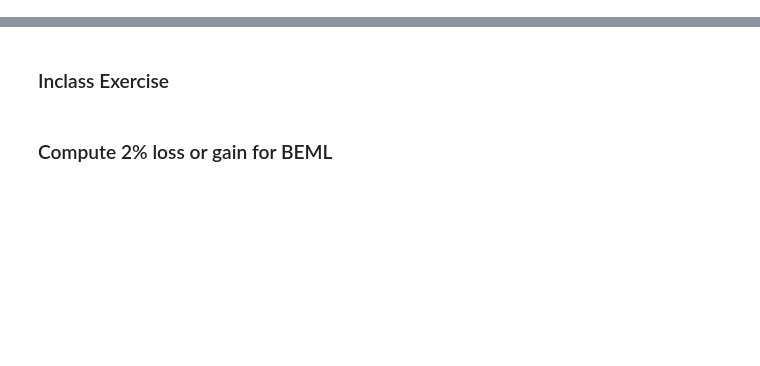
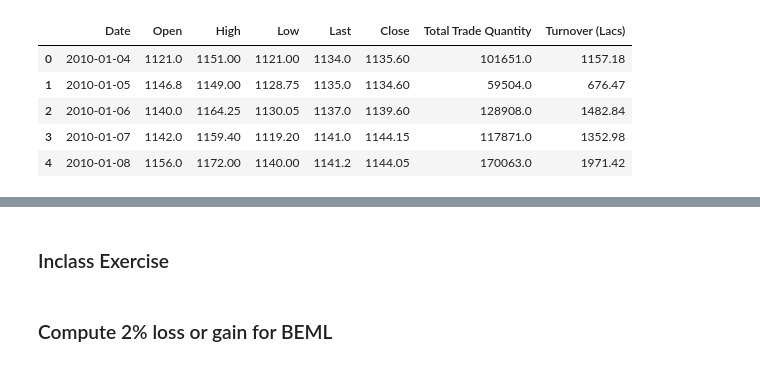
Before and after one commit to MonikaRGaikwad/Normal-Distribution, a Jupyter notebook: Normal_Disribution.ipynb, the cells around one changed output, grey strips where cells are left out. Saved outputs shown, nothing was run; the diff lists cells and outputs as text; code cells hidden in the pictures; blank space fills up the shorter version.

```diff
--- a/Normal_Disribution.ipynb
+++ b/Normal_Disribution.ipynb
@@ -2,6 +4,13 @@
 import pandas as pd
 import numpy as np
 # %%
-beml_df = pd.read_csv("BEML.csv")
+beml_df = pd.read_csv("/content/BEML.csv")
 beml_df[0:5]
+# %% [output]
+|  | Date | Open | High | Low | Last | Close | Total Trade Quantity | Turnover (Lacs) |
+| 0 | 2010-01-04 | 1121.0 | 1151.00 | 1121.00 | 1134.0 | 1135.60 | 101651.0 | 1157.18 |
+| 1 | 2010-01-05 | 1146.8 | 1149.00 | 1128.75 | 1135.0 | 1134.60 | 59504.0 | 676.47 |
+| 2 | 2010-01-06 | 1140.0 | 1164.25 | 1130.05 | 1137.0 | 1139.60 | 128908.0 | 1482.84 |
+| 3 | 2010-01-07 | 1142.0 | 1159.40 | 1119.20 | 1141.0 | 1144.15 | 117871.0 | 1352.98 |
+| 4 | 2010-01-08 | 1156.0 | 1172.00 | 1140.00 | 1141.2 | 1144.05 | 170063.0 | 1971.42 |
 # %%
```
Also changed, not shown: parts of 16 cells of this notebook.
